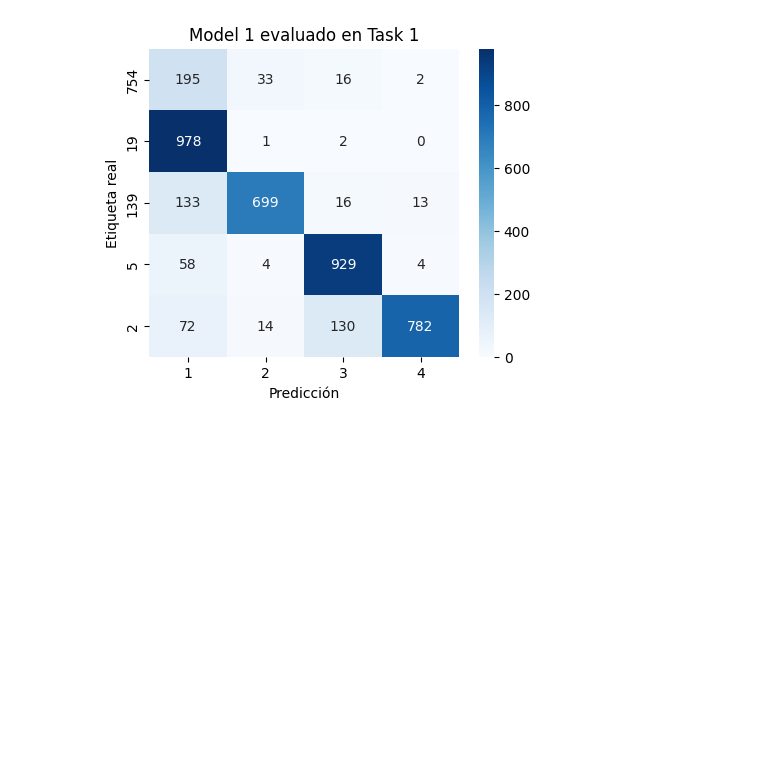
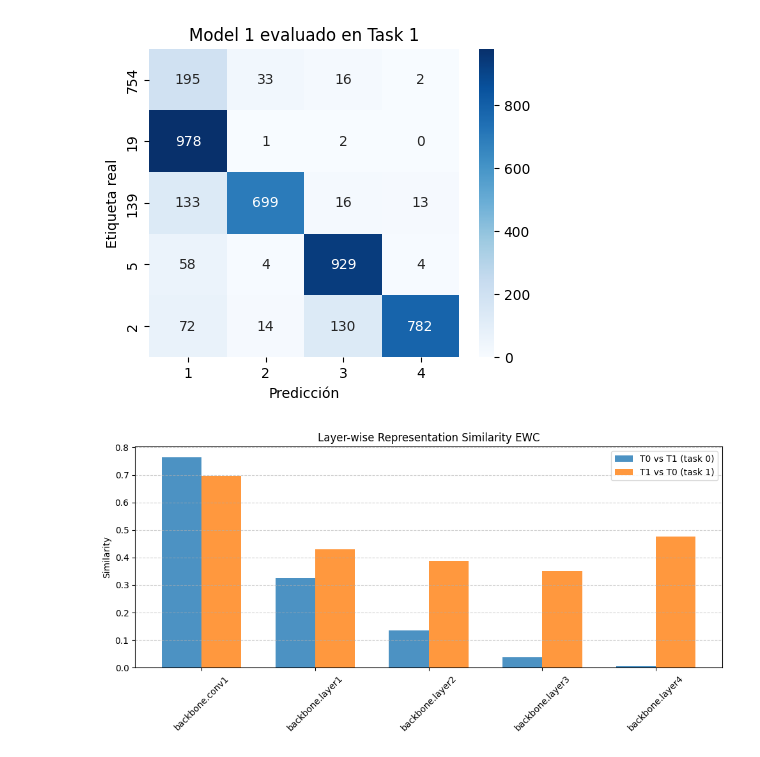
Before and after one commit to eguar11011/Continual, a Jupyter notebook: runs/ewc_clases-5_cifar10/Visualizacion.ipynb, the cells around one changed output. Saved outputs shown, nothing was run; the diff lists cells and outputs as text; code cells hidden in the pictures; blank space fills up the shorter version.

Commit message:
subspace_similarity

```diff
--- a/runs/ewc_clases-5_cifar10/Visualizacion.ipynb
+++ b/runs/ewc_clases-5_cifar10/Visualizacion.ipynb
@@ -51,3 +51,34 @@ Tarea 1: Accuracy = 0.8284
 [figure]
 [figure]
 [figure]
+# %%
+import json
+import matplotlib.pyplot as plt
+
+# Cargar archivos JSON
+with open("sim_ewc_t0v1_task0.json") as f1, open("sim_ewc_t1_0v1.json") as f2:
+    data1 = json.load(f1)
+    data2 = json.load(f2)
+
+# Extraer valores por capa
+layers = list(data1["layers"].keys())
+values1 = list(data1["layers"].values())
+values2 = list(data2["layers"].values())
+
+# Crear gráfico
+x = range(len(layers))
+width = 0.35
+
+plt.figure(figsize=(10, 5))
+plt.bar([i - width/2 for i in x], values1, width=width, label="T0 vs T1 (task 0)", alpha=0.8)
+plt.bar([i + width/2 for i in x], values2, width=width, label="T1 vs T0 (task 1)", alpha=0.8)
+
+plt.xticks(x, layers, rotation=45)
+plt.ylabel("Similarity")
+plt.title("Layer-wise Representation Similarity EWC")
+plt.legend()
+plt.grid(True, axis="y", linestyle="--", alpha=0.6)
+plt.tight_layout()
+plt.show()
+# %% [output]
+[figure, added]
```
Also changed, not shown: 10 other files.
